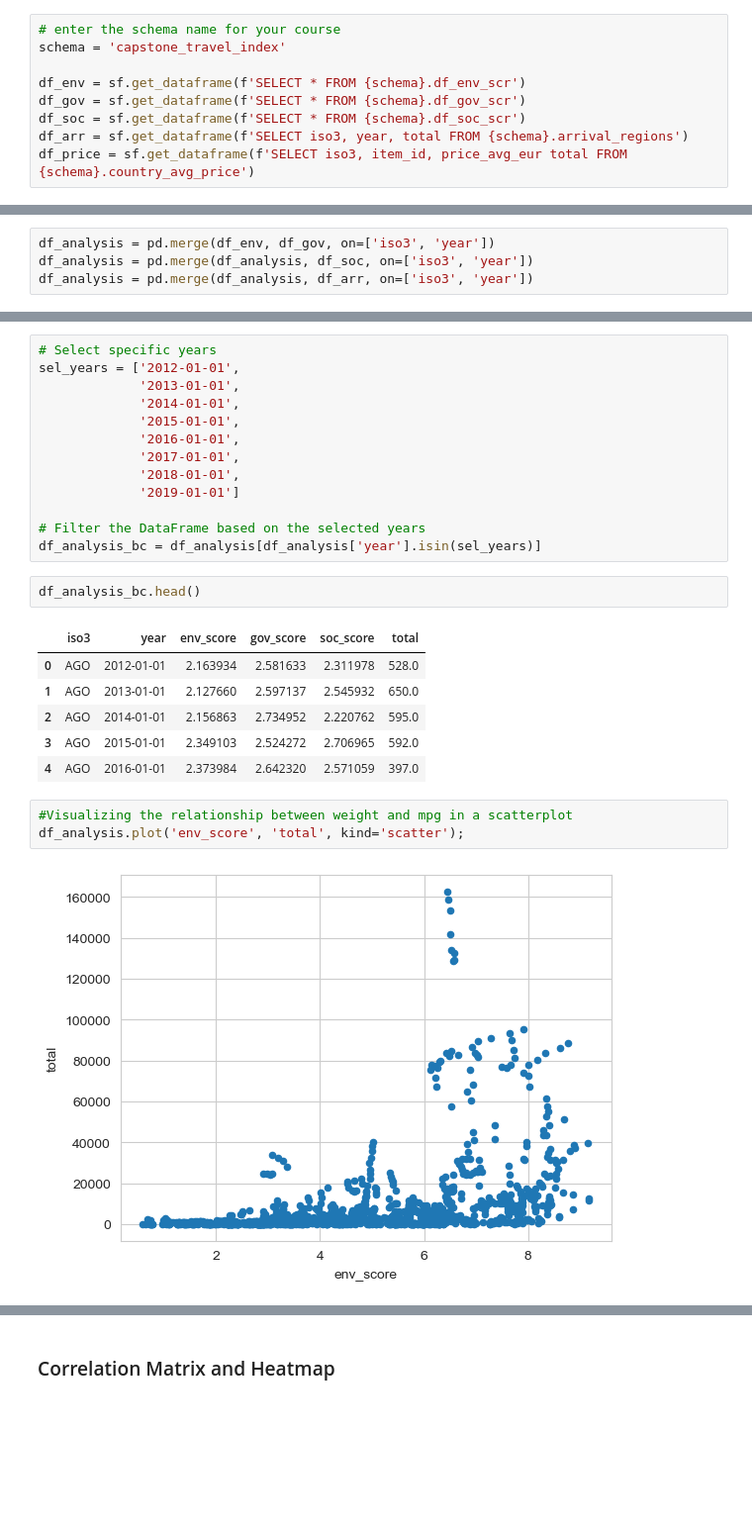
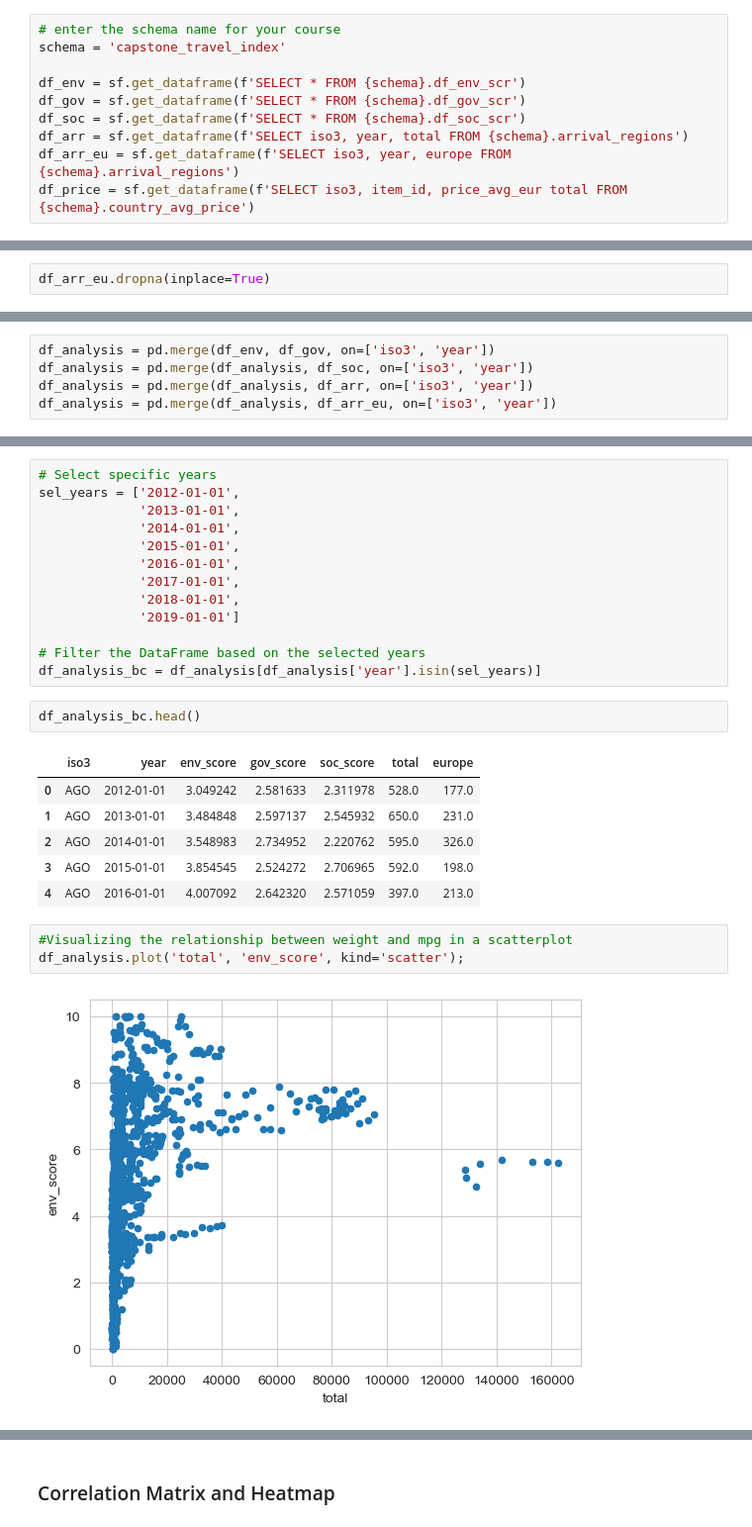
Before and after one commit to capstone-travel-index/better_travel_index, a Jupyter notebook: travel_analysis.ipynb, the cells around one changed output, grey strips where cells are left out. Shown: that part at 99% size. Saved outputs shown, nothing was run; the diff lists cells and outputs as text; blank space fills up the shorter version.

Commit message:
analysis

```diff
--- a/travel_analysis.ipynb
+++ b/travel_analysis.ipynb
@@ -26,6 +26,7 @@ df_env = sf.get_dataframe(f'SELECT * FROM {schema}.df_env_scr')
 df_gov = sf.get_dataframe(f'SELECT * FROM {schema}.df_gov_scr')
 df_soc = sf.get_dataframe(f'SELECT * FROM {schema}.df_soc_scr')
 df_arr = sf.get_dataframe(f'SELECT iso3, year, total FROM {schema}.arrival_regions')
+df_arr_eu = sf.get_dataframe(f'SELECT iso3, year, europe FROM {schema}.arrival_regions')
 df_price = sf.get_dataframe(f'SELECT iso3, item_id, price_avg_eur total FROM {schema}.country_avg_price')
 # %%
 print(df_env.info())
@@ -53,6 +55,8 @@ memory usage: 50.9+ KB
 None
 # %%
 df_arr.dropna(inplace=True)
+# %%
+df_arr_eu.dropna(inplace=True)
 # %%
 print(df_env.head())
 print(df_gov.head())
@@ -82,6 +87,7 @@ print(df_arr.head())
 df_analysis = pd.merge(df_env, df_gov, on=['iso3', 'year'])
 df_analysis = pd.merge(df_analysis, df_soc, on=['iso3', 'year'])
 df_analysis = pd.merge(df_analysis, df_arr, on=['iso3', 'year'])
+df_analysis = pd.merge(df_analysis, df_arr_eu, on=['iso3', 'year'])
 # %%
 df_analysis.head()
 # %% [output]
@@ -107,15 +113,15 @@ df_analysis_bc = df_analysis[df_analysis['year'].isin(sel_years)]
 # %%
 df_analysis_bc.head()
 # %% [output]
-|  | iso3 | year | env_score | gov_score | soc_score | total |
-| 0 | AGO | 2012-01-01 | 2.163934 | 2.581633 | 2.311978 | 528.0 |
-| 1 | AGO | 2013-01-01 | 2.127660 | 2.597137 | 2.545932 | 650.0 |
-| 2 | AGO | 2014-01-01 | 2.156863 | 2.734952 | 2.220762 | 595.0 |
-| 3 | AGO | 2015-01-01 | 2.349103 | 2.524272 | 2.706965 | 592.0 |
-| 4 | AGO | 2016-01-01 | 2.373984 | 2.642320 | 2.571059 | 397.0 |
+|  | iso3 | year | env_score | gov_score | soc_score | total | europe |
+| 0 | AGO | 2012-01-01 | 3.049242 | 2.581633 | 2.311978 | 528.0 | 177.0 |
+| 1 | AGO | 2013-01-01 | 3.484848 | 2.597137 | 2.545932 | 650.0 | 231.0 |
+| 2 | AGO | 2014-01-01 | 3.548983 | 2.734952 | 2.220762 | 595.0 | 326.0 |
+| 3 | AGO | 2015-01-01 | 3.854545 | 2.524272 | 2.706965 | 592.0 | 198.0 |
+| 4 | AGO | 2016-01-01 | 4.007092 | 2.642320 | 2.571059 | 397.0 | 213.0 |
 # %%
 #Visualizing the relationship between weight and mpg in a scatterplot
-df_analysis.plot('env_score', 'total', kind='scatter');
+df_analysis.plot('total', 'env_score', kind='scatter');
 # %% [output]
-[figure, old version]
+[figure, new version]
 # %%
```
Also changed, not shown: parts of 12 cells of this notebook.
